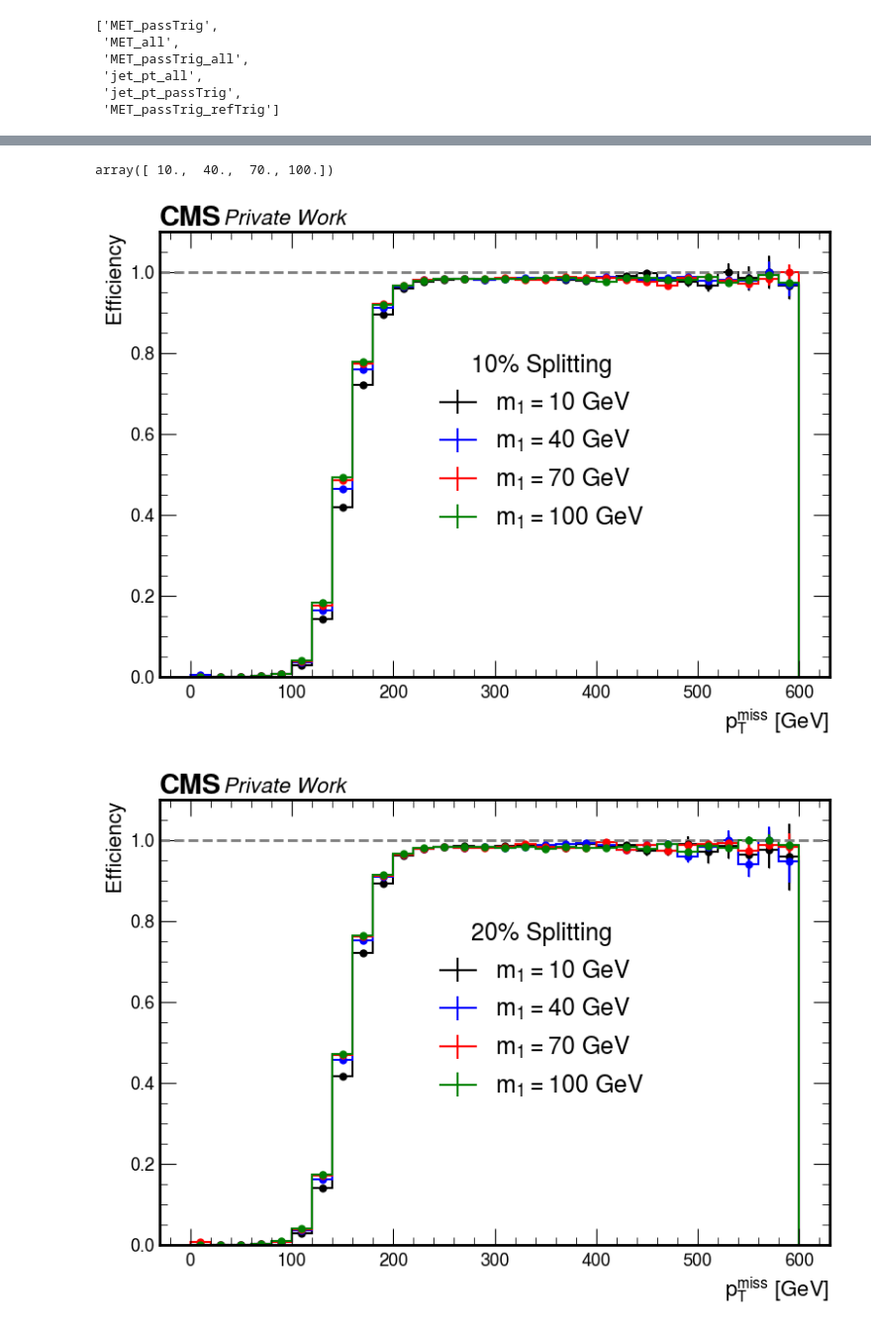
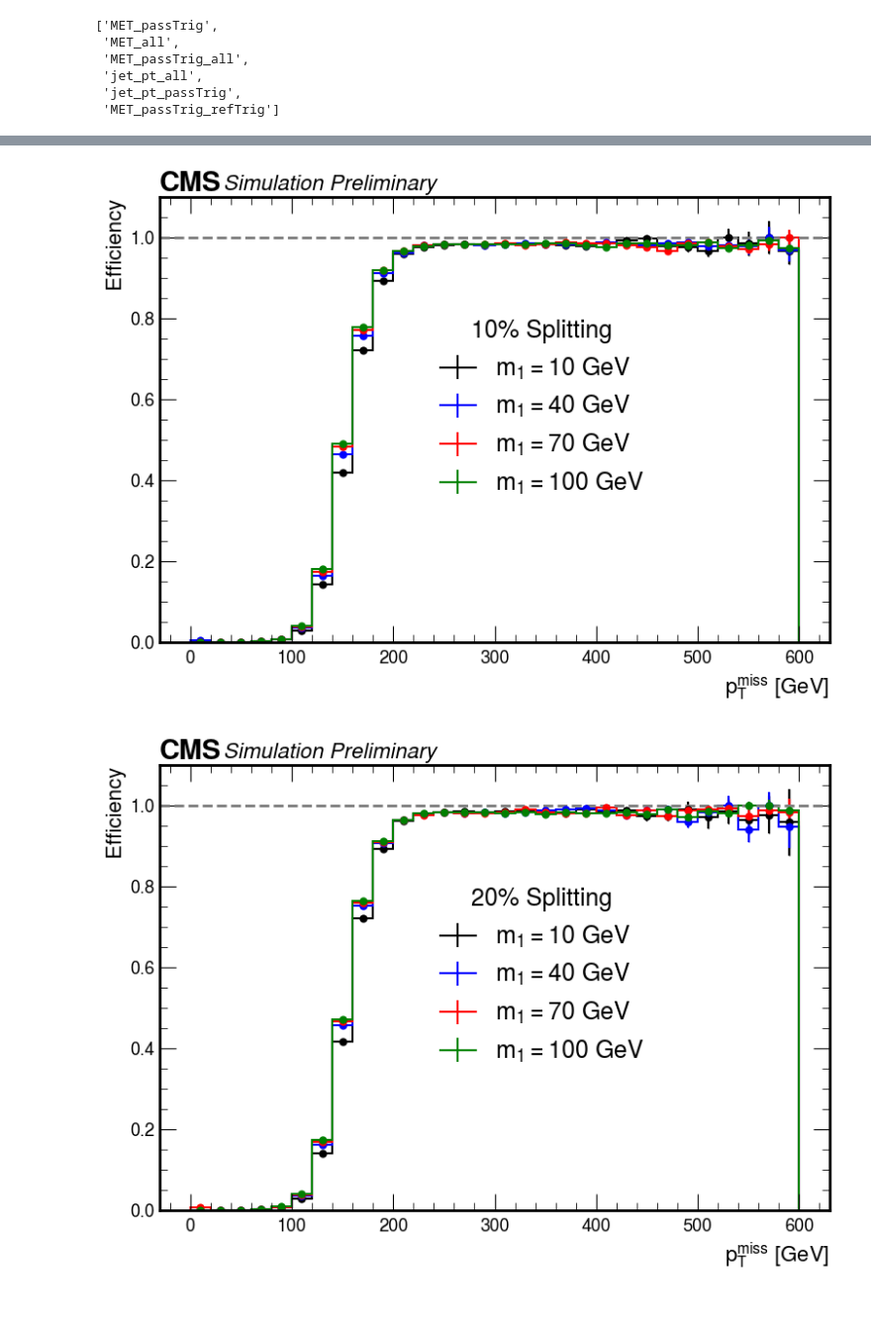
Before and after one commit to kyungminparkdrums/iDMe, a Jupyter notebook: python_analysis/thesis_plots/trigger_study/triggerStudy.ipynb, the cells around one changed output, grey strips where cells are left out. Shown: that part at 99% size. Saved outputs shown, nothing was run; the diff lists cells and outputs as text; code cells hidden in the pictures.

Commit message:
updated trigger plots

```diff
--- a/python_analysis/thesis_plots/trigger_study/triggerStudy.ipynb
+++ b/python_analysis/thesis_plots/trigger_study/triggerStudy.ipynb
@@ -23,7 +26,7 @@ from tqdm import tqdm
 # %%
 hcb = ptools.histContainer("bkg_2018_triggerStudy.coffea")
 hcs = ptools.histContainer("signal_2018_triggerStudy.coffea")
-hcd = ptools.histContainer("data_2018_EGamma_v3_triggerStudy.coffea")
+hcd = ptools.histContainer("data_2018_EGamma_triggerStudy.coffea")
 
 def get_eff(h):
     num = h[{'passMET':1}]
@@ -97,7 +100,7 @@ for refTrig in avail:
     plt.ylim([0,1.1])
     plt.axhline(1,linestyle='--',color='gray',lw=2)
     plt.legend(loc=(0.4,0.6),fontsize=20)
-    hep.cms.text("Private Work")
+    hep.cms.text("Preliminary")
     plt.ylabel("Efficiency")
     plt.sca(axes[1])
     hep.histplot(data_eff/bkg_eff,bins=bins,histtype='errorbar',yerr=False,color='k')
@@ -107,7 +110,7 @@ for refTrig in avail:
     plt.xlabel(r"$p_T^\mathrm{miss}$ [GeV]")
     plt.grid(which='both',axis='both')
 
-    plt.savefig(f"turnOnCurves/dataVsBkg_{refTrig}.pdf")
+    plt.savefig(f"turnOnCurves/dataVsBkg_METnoMu120_{refTrig}.pdf")
     plt.close()
 
     ########
@@ -122,7 +125,7 @@ for refTrig in avail:
     plt.ylim([0,1.1])
     plt.axhline(1,linestyle='--',color='gray',lw=2)
     plt.legend(loc=(0.4,0.6),fontsize=20)
-    hep.cms.text("Private Work")
+    hep.cms.text("Preliminary")
     plt.ylabel("Efficiency")
     plt.sca(axes[1])
     hep.histplot(np.divide(data_eff,sig_eff,where=sig_eff>0,out=np.full_like(data_eff,np.nan)),bins=bins,histtype='errorbar',yerr=False,color='k')
@@ -132,12 +135,8 @@ for refTrig in avail:
     plt.xlabel(r"$p_T^\mathrm{miss}$ [GeV]")
     plt.grid(which='both',axis='both')
 
-    plt.savefig(f"turnOnCurves/dataVsSig_{refTrig}.pdf")
+    plt.savefig(f"turnOnCurves/dataVsSig_METnoMu120_{refTrig}.pdf")
     plt.close()
-# %%
-np.linspace(10,100,4)
-# %% [output]
-array([ 10.,  40.,  70., 100.])
 # %%
 # sig only
 samps_d10 = [["sig_2018_Mchi-10p5_dMchi-1p0_ctau-1","sig_2018_Mchi-10p5_dMchi-1p0_ctau-10","sig_2018_Mchi-10p5_dMchi-1p0_ctau-100"],
@@ -165,46 +164,46 @@ hep.histplot(sig_effs,color=colors,bins=bins,
 plt.ylim([0,1.1])
 plt.axhline(1,linestyle='--',color='gray',lw=2)
 plt.legend(loc=(0.4,0.3),fontsize=18,title="10% Splitting",title_fontsize=18)
-hep.cms.text("Private Work")
+hep.cms.text("Simulation Preliminary")
 plt.ylabel("Efficiency")
 plt.xlabel(r"$p_T^\mathrm{miss}$ [GeV]")
 plt.tight_layout()
-plt.savefig(f"turnOnCurves/sig_turnOns_delta10.pdf")
+plt.savefig(f"turnOnCurves/sig_turnOns_METnoMu120_delta10.pdf")
 #plt.close()
 # %% [output]
-[figure, old version]
+[figure, new version]
 # %%
 # sig only
 samps_d20 = [["sig_2018_Mchi-11p0_dMchi-2p0_ctau-1","sig_2018_Mchi-11p0_dMchi-2p0_ctau-10","sig_2018_Mchi-11p0_dMchi-2p0_ctau-100"],
              ["sig_2018_Mchi-44p0_dMchi-8p0_ctau-1","sig_2018_Mchi-44p0_dMchi-8p0_ctau-10","sig_2018_Mchi-44p0_dMchi-8p0_ctau-100"],
              ["sig_2018_Mchi-77p0_dMchi-14p0_ctau-1","sig_2018_Mchi-77p0_dMchi-14p0_ctau-10","sig_2018_Mchi-77p0_dMchi-14p0_ctau-100"],
              ["sig_2018_Mchi-110p0_dMchi-20p0_ctau-1","sig_2018_Mchi-110p0_dMchi-20p0_ctau-10","sig_2018_Mchi-110p0_dMchi-20p0_ctau-100"]]
 colors = ['k','b','r','green']
 labels = [r"$m_1 = 10$ GeV",r"$m_1 = 40$ GeV",r"$m_1 = 70$ GeV",r"$m_1 = 100$ GeV"]
 sig_effs = []
 sig_uncerts = []
 for samps in samps_d20:
     refTrig = "HLT_Ele38_WPTight_Gsf"
     hs = hcs.load("MET_passTrig_refTrig")[{"samp":samps,"refTrig":refTrig,"passRef":sum}]
     hs = hs[{"samp":sum}][::rebin,:]
     sig_eff,sig_eff_uncert,bins = get_eff(hs)
     sig_effs.append(sig_eff)
     sig_uncerts.append(sig_eff_uncert)
 
 #fig,axes = plt.subplots(2,1,height_ratios=[3.5,1],sharex=True,figsize=(8,8))
 plt.figure(figsize=(8,6))
 hep.histplot(sig_effs,color=colors,bins=bins,
              yerr=sig_uncerts,histtype='errorbar')
 hep.histplot(sig_effs,color=colors,bins=bins,
              yerr=sig_uncerts,label=labels,histtype='step')
 plt.ylim([0,1.1])
 plt.axhline(1,linestyle='--',color='gray',lw=2)
 plt.legend(loc=(0.4,0.3),fontsize=18,title="20% Splitting",title_fontsize=18)
-hep.cms.text("Private Work")
+hep.cms.text("Simulation Preliminary")
 plt.ylabel("Efficiency")
 plt.xlabel(r"$p_T^\mathrm{miss}$ [GeV]")
 plt.tight_layout()
-plt.savefig(f"turnOnCurves/sig_turnOns_delta20.pdf")
+plt.savefig(f"turnOnCurves/sig_turnOns_METnoMu120_delta20.pdf")
 #plt.close()
 # %% [output]
-[figure, old version]
+[figure, new version]
```
Also changed, not shown: parts of 2 cells of this notebook, 17 other files.
